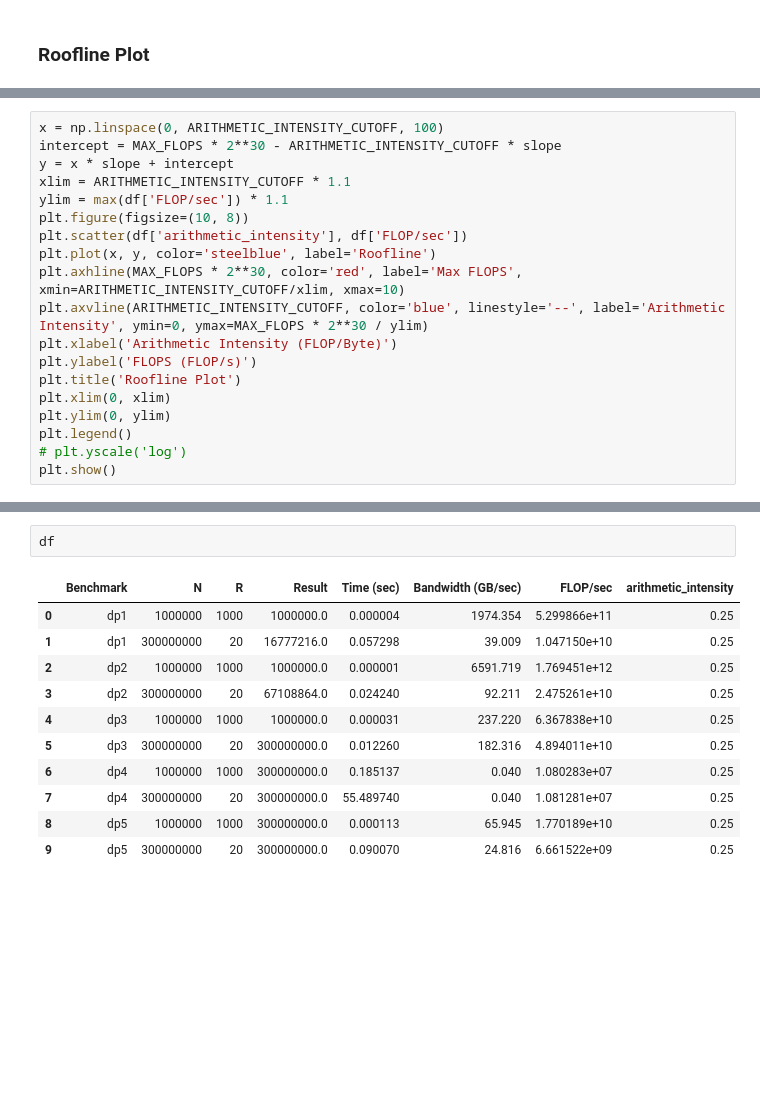
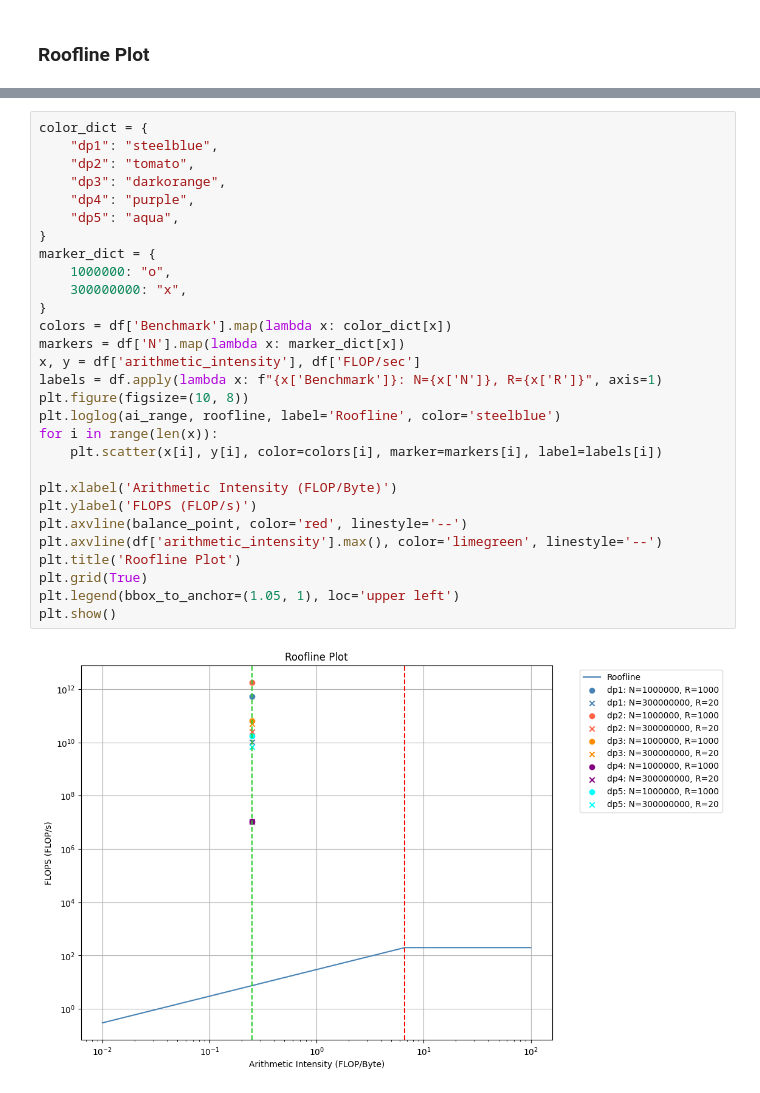
Before and after one commit to Tptrix29/COMS6998_HPML, a Jupyter notebook: hw1/vis.ipynb, the cells around one changed output, grey strips where cells are left out. Cells and saved outputs as stored; diff of their text form; blank space fills up the shorter version.

```diff
--- a/hw1/vis.ipynb
+++ b/hw1/vis.ipynb
@@ -114,19 +117,0 @@ slope = BANDWIDTH * 2**30
-# %%
-x = np.linspace(0, ARITHMETIC_INTENSITY_CUTOFF, 100)
-intercept = MAX_FLOPS * 2**30 - ARITHMETIC_INTENSITY_CUTOFF * slope
-y = x * slope + intercept
-xlim = ARITHMETIC_INTENSITY_CUTOFF * 1.1
-ylim = max(df['FLOP/sec']) * 1.1
-plt.figure(figsize=(10, 8))
-plt.scatter(df['arithmetic_intensity'], df['FLOP/sec'])
-plt.plot(x, y, color='steelblue', label='Roofline')
-plt.axhline(MAX_FLOPS * 2**30, color='red', label='Max FLOPS', xmin=ARITHMETIC_INTENSITY_CUTOFF/xlim, xmax=10)
-plt.axvline(ARITHMETIC_INTENSITY_CUTOFF, color='blue', linestyle='--', label='Arithmetic Intensity', ymin=0, ymax=MAX_FLOPS * 2**30 / ylim)
-plt.xlabel('Arithmetic Intensity (FLOP/Byte)')
-plt.ylabel('FLOPS (FLOP/s)')
-plt.title('Roofline Plot')
-plt.xlim(0, xlim)
-plt.ylim(0, ylim)
-plt.legend()
-# plt.yscale('log')
-plt.show()
@@ -135,14 +118,31 @@ plt.show()
-# %%
-df
-# %% [output]
-|  | Benchmark | N | R | Result | Time (sec) | Bandwidth (GB/sec) | FLOP/sec | arithmetic_intensity |
-| 0 | dp1 | 1000000 | 1000 | 1000000.0 | 0.000004 | 1974.354 | 5.299866e+11 | 0.25 |
-| 1 | dp1 | 300000000 | 20 | 16777216.0 | 0.057298 | 39.009 | 1.047150e+10 | 0.25 |
-| 2 | dp2 | 1000000 | 1000 | 1000000.0 | 0.000001 | 6591.719 | 1.769451e+12 | 0.25 |
-| 3 | dp2 | 300000000 | 20 | 67108864.0 | 0.024240 | 92.211 | 2.475261e+10 | 0.25 |
-| 4 | dp3 | 1000000 | 1000 | 1000000.0 | 0.000031 | 237.220 | 6.367838e+10 | 0.25 |
-| 5 | dp3 | 300000000 | 20 | 300000000.0 | 0.012260 | 182.316 | 4.894011e+10 | 0.25 |
-| 6 | dp4 | 1000000 | 1000 | 300000000.0 | 0.185137 | 0.040 | 1.080283e+07 | 0.25 |
-| 7 | dp4 | 300000000 | 20 | 300000000.0 | 55.489740 | 0.040 | 1.081281e+07 | 0.25 |
-| 8 | dp5 | 1000000 | 1000 | 300000000.0 | 0.000113 | 65.945 | 1.770189e+10 | 0.25 |
-| 9 | dp5 | 300000000 | 20 | 300000000.0 | 0.090070 | 24.816 | 6.661522e+09 | 0.25 |
+# %%
+color_dict = {
+    "dp1": "steelblue",
+    "dp2": "tomato",
+    "dp3": "darkorange",
+    "dp4": "purple",
+    "dp5": "aqua",
+}
+marker_dict = {
+    1000000: "o",
+    300000000: "x",
+}
+colors = df['Benchmark'].map(lambda x: color_dict[x])
+markers = df['N'].map(lambda x: marker_dict[x])
+x, y = df['arithmetic_intensity'], df['FLOP/sec']
+labels = df.apply(lambda x: f"{x['Benchmark']}: N={x['N']}, R={x['R']}", axis=1)
+plt.figure(figsize=(10, 8))
+plt.loglog(ai_range, roofline, label='Roofline', color='steelblue')
+for i in range(len(x)):
+    plt.scatter(x[i], y[i], color=colors[i], marker=markers[i], label=labels[i])
+
+plt.xlabel('Arithmetic Intensity (FLOP/Byte)')
+plt.ylabel('FLOPS (FLOP/s)')
+plt.axvline(balance_point, color='red', linestyle='--')
+plt.axvline(df['arithmetic_intensity'].max(), color='limegreen', linestyle='--')
+plt.title('Roofline Plot')
+plt.grid(True)
+plt.legend(bbox_to_anchor=(1.05, 1), loc='upper left')
+plt.show()
+# %% [output]
+[figure, added]
```
Also changed, not shown: parts of 9 cells of this notebook, 3 other files.
